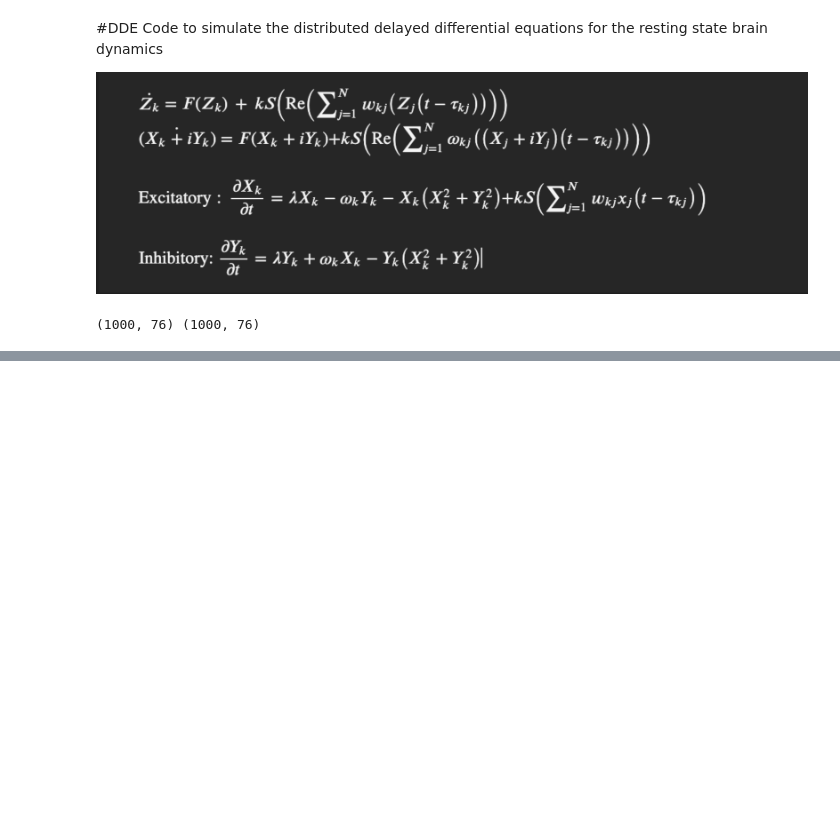
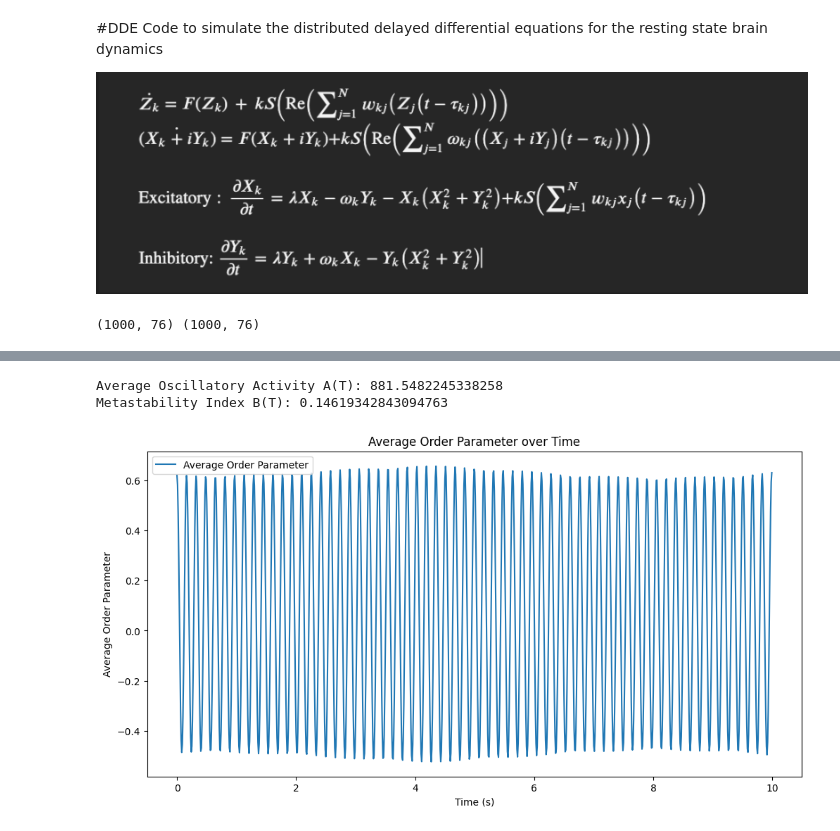
Before and after one commit to shayanshafquat/neuronal-oscillations-evolving-networks, a Jupyter notebook: notebooks/jitcdde.ipynb, the cells around one changed output, grey strips where cells are left out. Saved outputs shown, nothing was run; the diff lists cells and outputs as text; code cells hidden in the pictures; blank space fills up the shorter version.

```diff
--- a/notebooks/jitcdde.ipynb
+++ b/notebooks/jitcdde.ipynb
@@ -245,0 +342,16 @@ ax[1, 1].plot(times, inh[:,67], label="68th Excitatory")
+# %%
+# Compute metrics
+avg_z, A_T, B_T = compute_metrics(exc, inh)
+# avg_z, A_T, B_T = compute_and_plot_metrics(exc, inh, 0.01, 10)
+
+# Print metrics
+print("Average Oscillatory Activity A(T):", A_T)
+print("Metastability Index B(T):", B_T)
+
+# Now we will plot the average order parameter for the first 10 seconds with dt = 0.01
+dt = 0.01
+plot_average_order_parameter(avg_z, dt)
+# %% [output]
+Average Oscillatory Activity A(T): 881.5482245338258
+Metastability Index B(T): 0.14619342843094763
+[figure, added]
```
Also changed, not shown: parts of 11 cells of this notebook.
